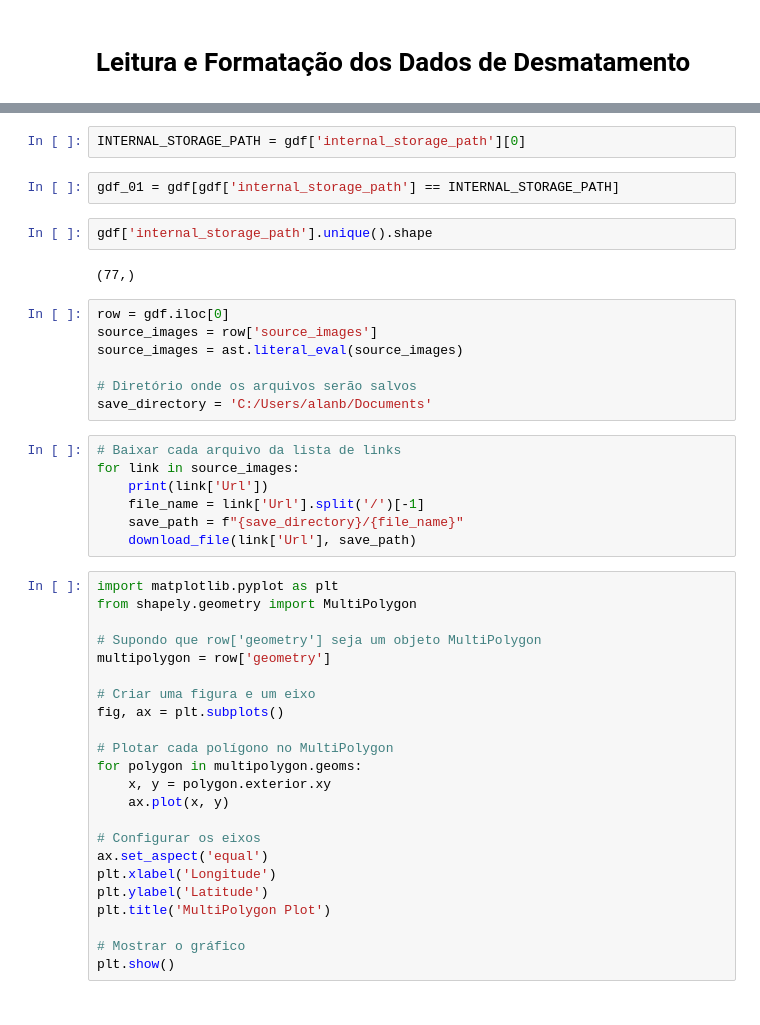
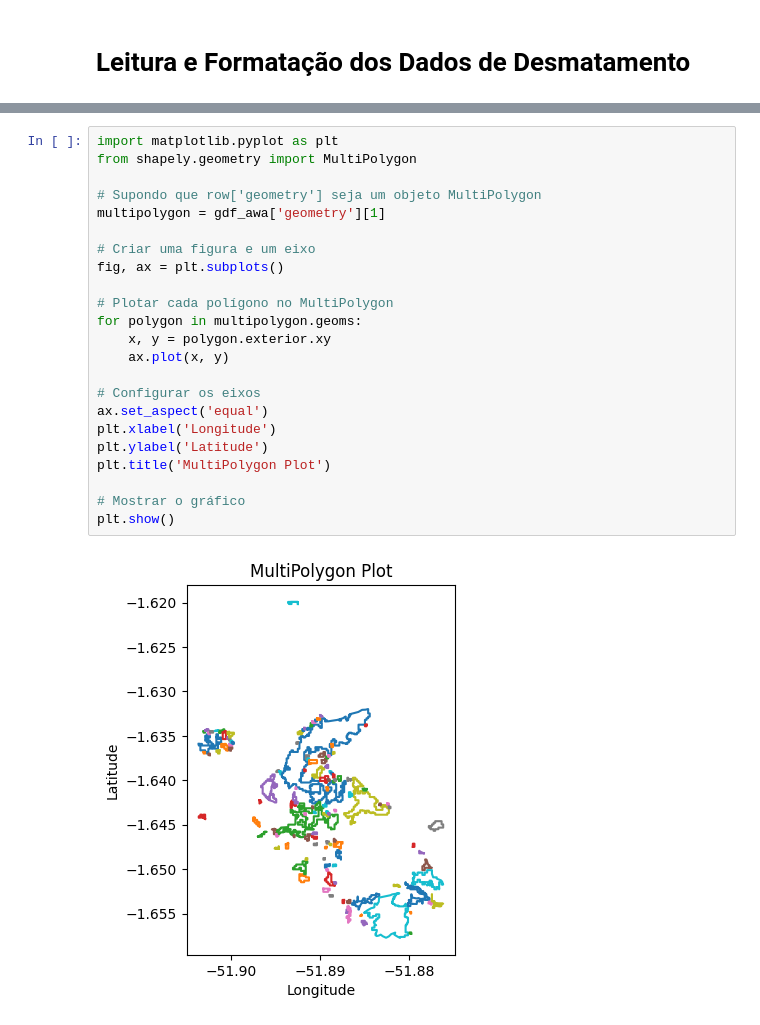
Before and after one commit to Alanbreno/cloud-detection-dissertation, a Jupyter notebook: desmatamento_alertas.ipynb, the cells around one changed output, grey strips where cells are left out. Cells and saved outputs as stored; diff of their text form.

```diff
--- a/desmatamento_alertas.ipynb
+++ b/desmatamento_alertas.ipynb
@@ -179,45 +19,25 @@ KeyboardInterrupt:
-# %%
-INTERNAL_STORAGE_PATH = gdf['internal_storage_path'][0]
-# %%
-gdf_01 = gdf[gdf['internal_storage_path'] == INTERNAL_STORAGE_PATH]
-# %%
-gdf['internal_storage_path'].unique().shape
-# %% [output]
-(77,)
-# %%
-row = gdf.iloc[0]
-source_images = row['source_images']
-source_images = ast.literal_eval(source_images)
-
-# Diretório onde os arquivos serão salvos
-save_directory = 'C:/Users/alanb/Documents'
-# %%
-# Baixar cada arquivo da lista de links
-for link in source_images:
-    print(link['Url'])
-    file_name = link['Url'].split('/')[-1]
-    save_path = f"{save_directory}/{file_name}"
-    download_file(link['Url'], save_path)
 # %%
 import matplotlib.pyplot as plt
 from shapely.geometry import MultiPolygon
 
 # Supondo que row['geometry'] seja um objeto MultiPolygon
-multipolygon = row['geometry']
+multipolygon = gdf_awa['geometry'][1]
 
 # Criar uma figura e um eixo
 fig, ax = plt.subplots()
 
 # Plotar cada polígono no MultiPolygon
 for polygon in multipolygon.geoms:
     x, y = polygon.exterior.xy
     ax.plot(x, y)
 
 # Configurar os eixos
 ax.set_aspect('equal')
 plt.xlabel('Longitude')
 plt.ylabel('Latitude')
 plt.title('MultiPolygon Plot')
 
 # Mostrar o gráfico
 plt.show()
+# %% [output]
+[figure, added]
```
Also changed, not shown: parts of 8 cells of this notebook.
